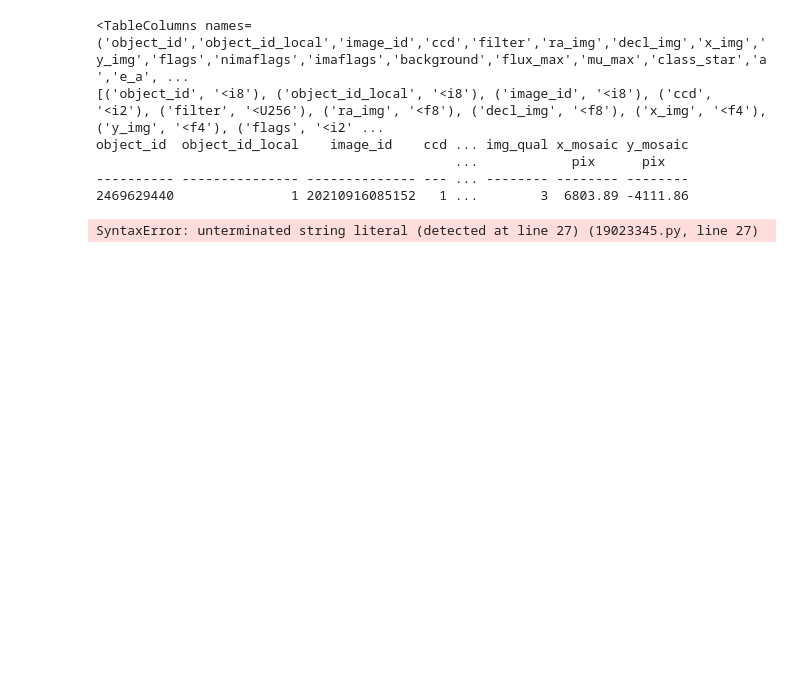
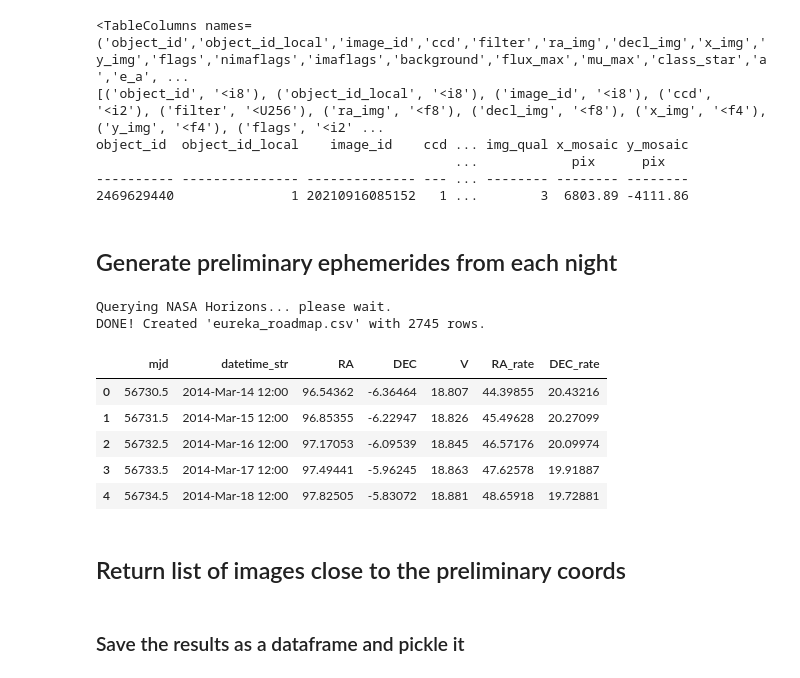
Before and after one commit to BradleyShen/PHYS399, a Jupyter notebook: test.ipynb, the cells around one changed output. Saved outputs shown, nothing was run; the diff lists cells and outputs as text; code cells hidden in the pictures; blank space fills up the shorter version.

Commit message:
Generated exact ephemerides for selected images

```diff
--- a/test.ipynb
+++ b/test.ipynb
@@ -152,37 +173,47 @@ object_id  object_id_local    image_id    ccd ... img_qual x_mosaic y_mosaic
                                               ...            pix      pix
 ---------- --------------- -------------- --- ... -------- -------- --------
 2469629440               1 20210916085152   1 ...        3  6803.89 -4111.86
+# %% [markdown]
+## Generate preliminary ephemerides from each night
 # %%
 # - Coordinate Generation -
 from astroquery.jplhorizons import Horizons
 import pandas as pd
 
 # - Set dates based on Bradley's SkyMapper DR4 information -
 start_date = '2014-03-14 12:00'
 stop_date = '2021-09-17 12:00'
 step = '1d'
 
 print("Querying NASA Horizons... please wait.")
 
 # - Setup the query for Eureka at Siding Spring (Q55) -
 obj = Horizons(id='5261', location='Q55',
                epochs={'start': start_date, 'stop': stop_date, 'step': step})
 
 eph = obj.ephemerides()
 df_raw = eph.to_pandas()
 
 # - Apply Filters: -
 df_clean = df_raw[df_raw['V'] < 24].copy()
 
 # - Add MJD column for Bradley -
 # - Formula: MJD = Julian Date - 2400000.5
-df_clean['mjd']=(df_clean['datetime_jd'] - 2400000.5).astype(int)
+df_clean['mjd']=df_clean['datetime_jd'] - 2400000.5
+
+# - Select only the columns Bradley needs for his SQL search -
+final_table = df_clean[['mjd', 'datetime_str', 'RA', 'DEC', 'V', 'RA_rate', 'DEC_rate']]
 
 # - Save as CSV -
-df_clean.to_csv('eureka_roadmap.csv', index=False)
-
-print(f"DONE! Created 'eureka_roadmap.csv' with {len(df_clean)} rows.")
-print(f"Total columns: {len(df_clean.columns)}
-df_clean[['mjd', 'datetime_str', 'RA', 'DEC', 'V']].head()
+final_table.to_csv('eureka_roadmap.csv', index=False)
+print(f"DONE! Created 'eureka_roadmap.csv' with {len(final_table)} rows.")
+final_table.head()
 # %% [output]
-SyntaxError: unterminated string literal (detected at line 27) (19023345.py, line 27)
+Querying NASA Horizons... please wait.
+DONE! Created 'eureka_roadmap.csv' with 2745 rows.
+|  | mjd | datetime_str | RA | DEC | V | RA_rate | DEC_rate |
+| 0 | 56730.5 | 2014-Mar-14 12:00 | 96.54362 | -6.36464 | 18.807 | 44.39855 | 20.43216 |
+| 1 | 56731.5 | 2014-Mar-15 12:00 | 96.85355 | -6.22947 | 18.826 | 45.49628 | 20.27099 |
+| 2 | 56732.5 | 2014-Mar-16 12:00 | 97.17053 | -6.09539 | 18.845 | 46.57176 | 20.09974 |
+| 3 | 56733.5 | 2014-Mar-17 12:00 | 97.49441 | -5.96245 | 18.863 | 47.62578 | 19.91887 |
+| 4 | 56734.5 | 2014-Mar-18 12:00 | 97.82505 | -5.83072 | 18.881 | 48.65918 | 19.72881 |
@@ -188,0 +223,2 @@ SyntaxError: unterminated string literal (detected at line 27) (19023345.py, lin
+# %% [markdown]
+## Return list of images close to the preliminary coords
@@ -192,0 +242,2 @@ test_dec = -6.364
+# %% [markdown]
+### Save the results as a dataframe and pickle it
```
Also changed, not shown: parts of 11 cells of this notebook, 3 other files.
